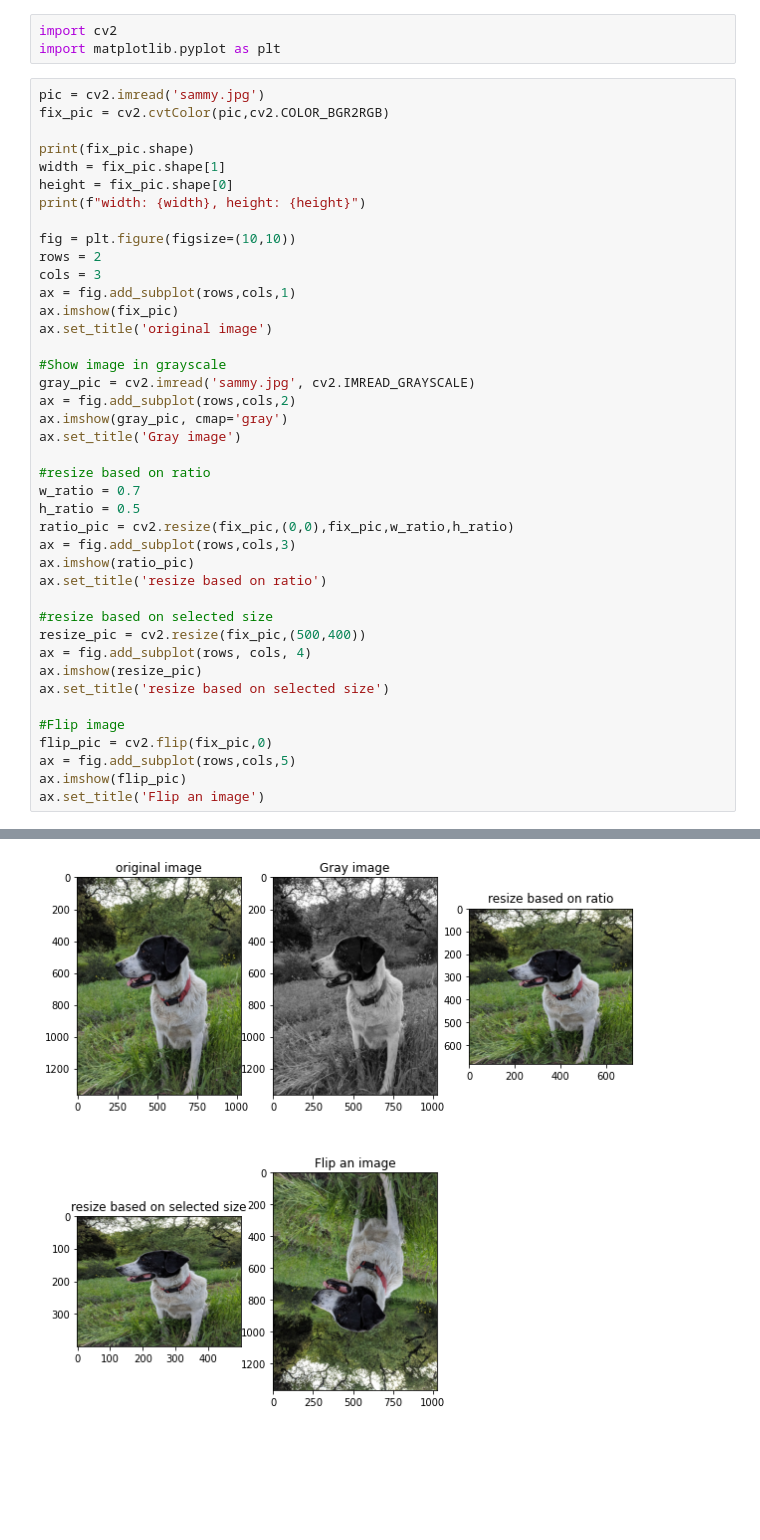
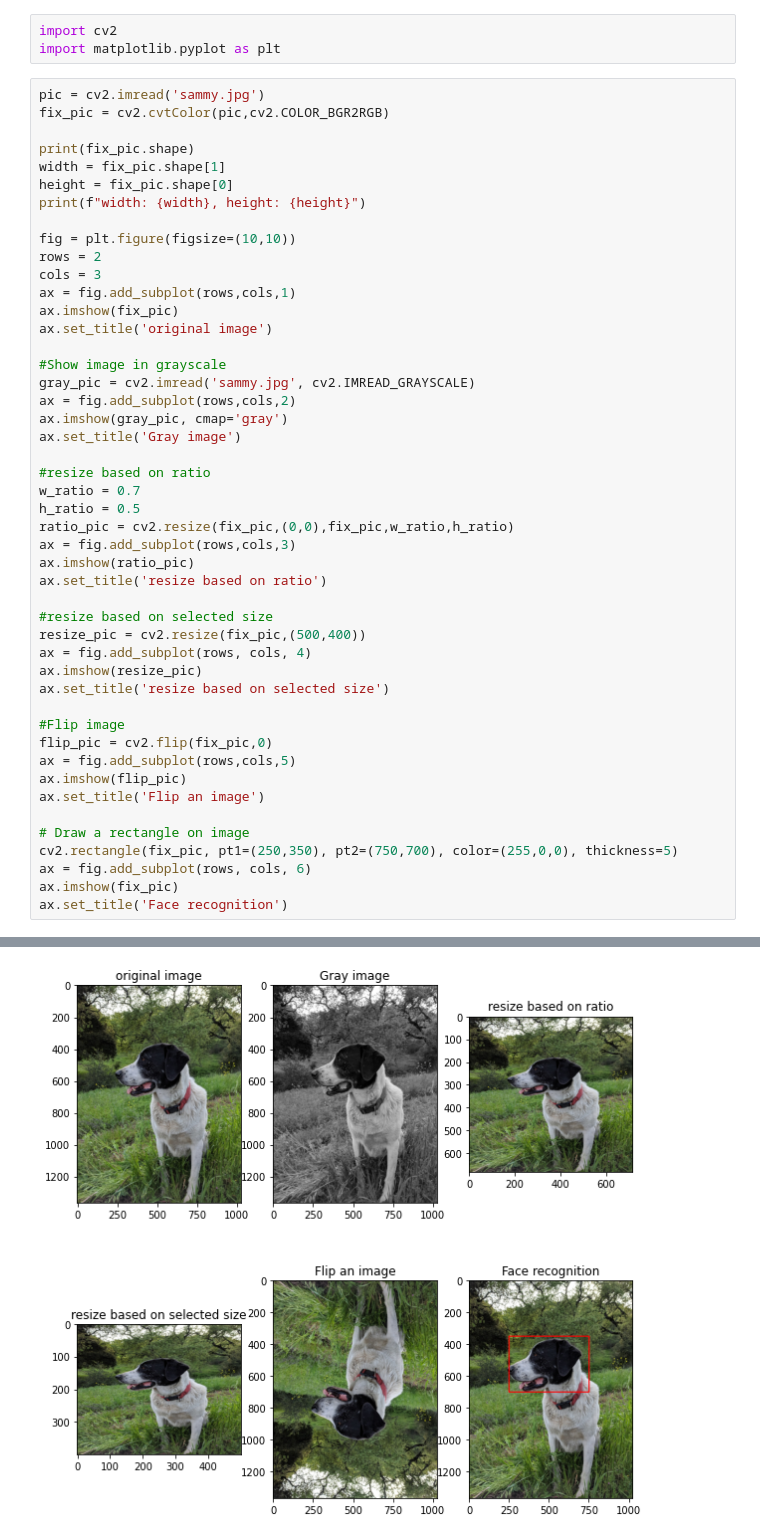
Before and after one commit to faranak5171/Computer-Vision-Projects, a Jupyter notebook: opencv_image.ipynb, the cells around one changed output, grey strips where cells are left out. Saved outputs shown, nothing was run; the diff lists cells and outputs as text; blank space fills up the shorter version.

Commit message:
draw rectangle

```diff
--- a/opencv_image.ipynb
+++ b/opencv_image.ipynb
@@ -44,6 +44,12 @@ flip_pic = cv2.flip(fix_pic,0)
 ax = fig.add_subplot(rows,cols,5)
 ax.imshow(flip_pic)
 ax.set_title('Flip an image')
+
+# Draw a rectangle on image
+cv2.rectangle(fix_pic, pt1=(250,350), pt2=(750,700), color=(255,0,0), thickness=5)
+ax = fig.add_subplot(rows, cols, 6)
+ax.imshow(fix_pic)
+ax.set_title('Face recognition')
 # %% [output]
 (1367, 1025, 3)
 width: 1025, height: 1367
@@ -51 +57 @@ Text(0.5, 1.0, 'Flip an image')
-[figure, old version]
+[figure, new version]
```
Also changed, not shown: parts of 1 cell of this notebook.
